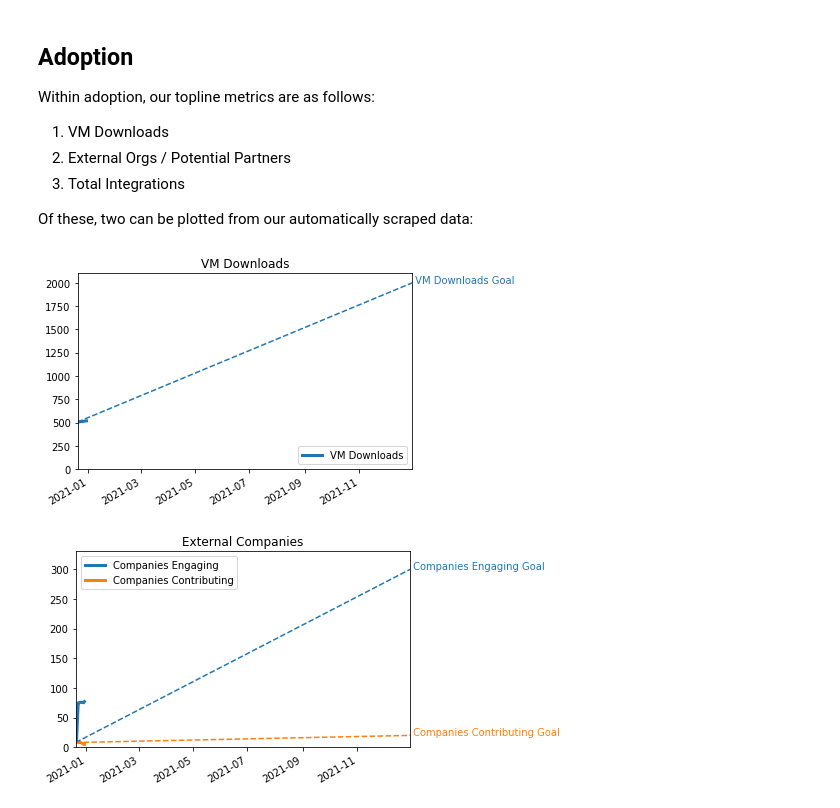
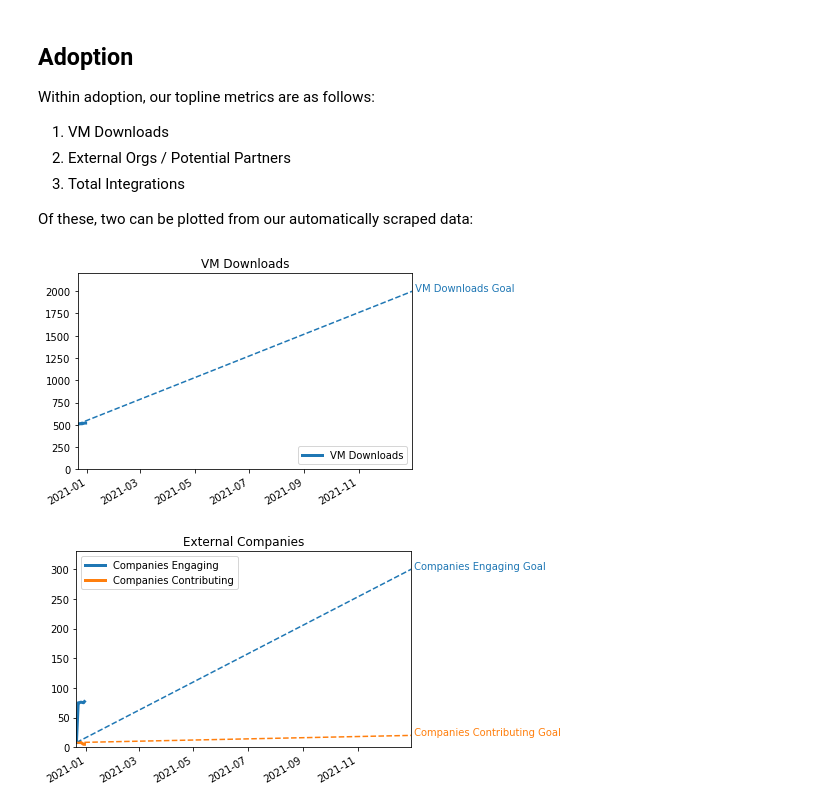
Before and after one commit to Seagate/cortx, a Jupyter notebook: metrics/CORTX_Metrics_Topline_Report.ipynb, the cells around one changed output. Saved outputs shown, nothing was run; the diff lists cells and outputs as text; code cells hidden in the pictures.

```diff
--- a/metrics/CORTX_Metrics_Topline_Report.ipynb
+++ b/metrics/CORTX_Metrics_Topline_Report.ipynb
@@ -129,21 +122,20 @@ Of these, two can be plotted from our automatically scraped data:
 # %%
 title='VM Downloads'
 df[title] = df['downloads_vms']
-ylim=(0,2100)
-plt=cg.goal_graph(df=df,title=title,xlim=xlim,ylim=ylim,goals=[cg.Goal(title,goal_date,2000)],columns=[title])
+plt=cg.goal_graph(df=df,title=title,xlim=xlim,goals=[cg.Goal(title,goal_date,2000)],columns=[title])
 plt.show()
 
 title='External Companies'
 e_title='Companies Engaging'
 c_title='Companies Contributing'
 df[e_title]=df['companies']
 df[c_title]=df['companies_contributing']
 columns=[e_title,c_title]
 e_goal=cg.Goal(e_title,goal_date,300)
 c_goal=cg.Goal(c_title,goal_date,20)
-plt1=cg.goal_graph(df=df,title=title,xlim=xlim,ylim=(0,330),goals=[e_goal,c_goal],columns=[e_title,c_title])
+plt1=cg.goal_graph(df=df,title=title,xlim=xlim,goals=[e_goal,c_goal],columns=[e_title,c_title])
 plt1.legend(loc='upper left')
 plt1.show()
 # %% [output]
-[figure, old version]
+[figure, new version]
-[figure, old version]
+[figure, new version]
```
Also changed, not shown: parts of 4 cells of this notebook, 1 other file.
